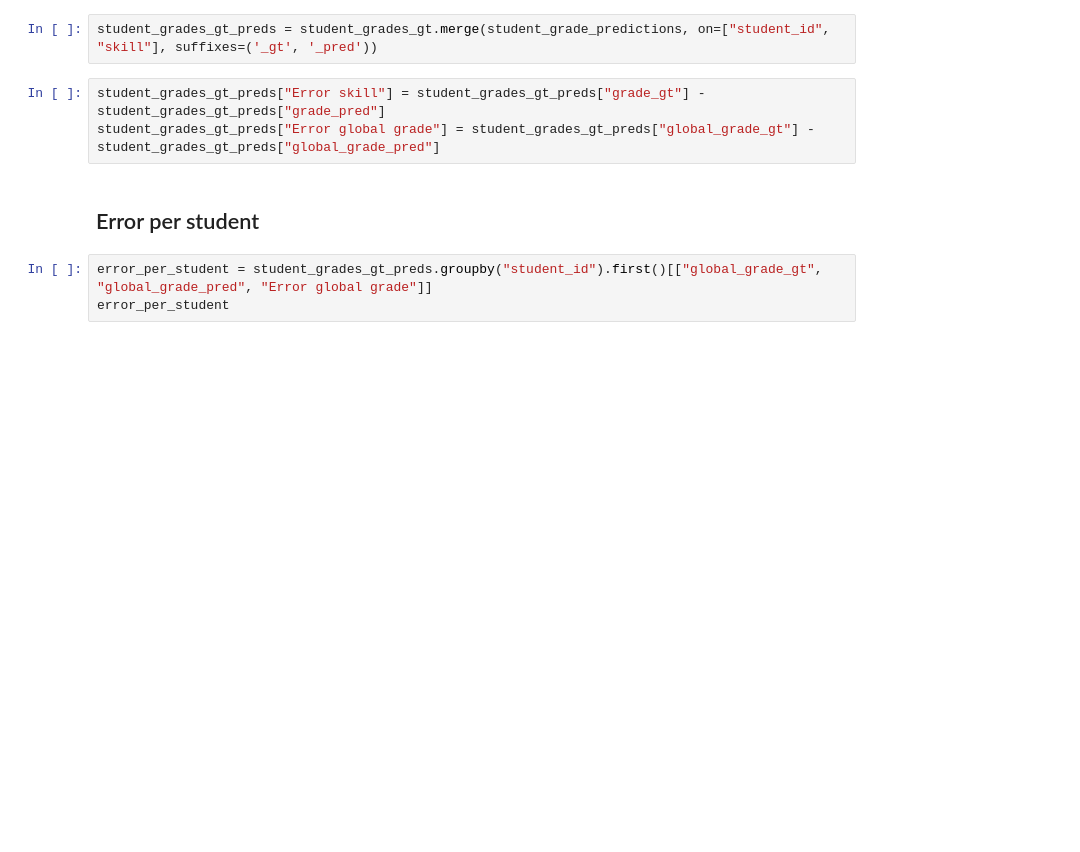
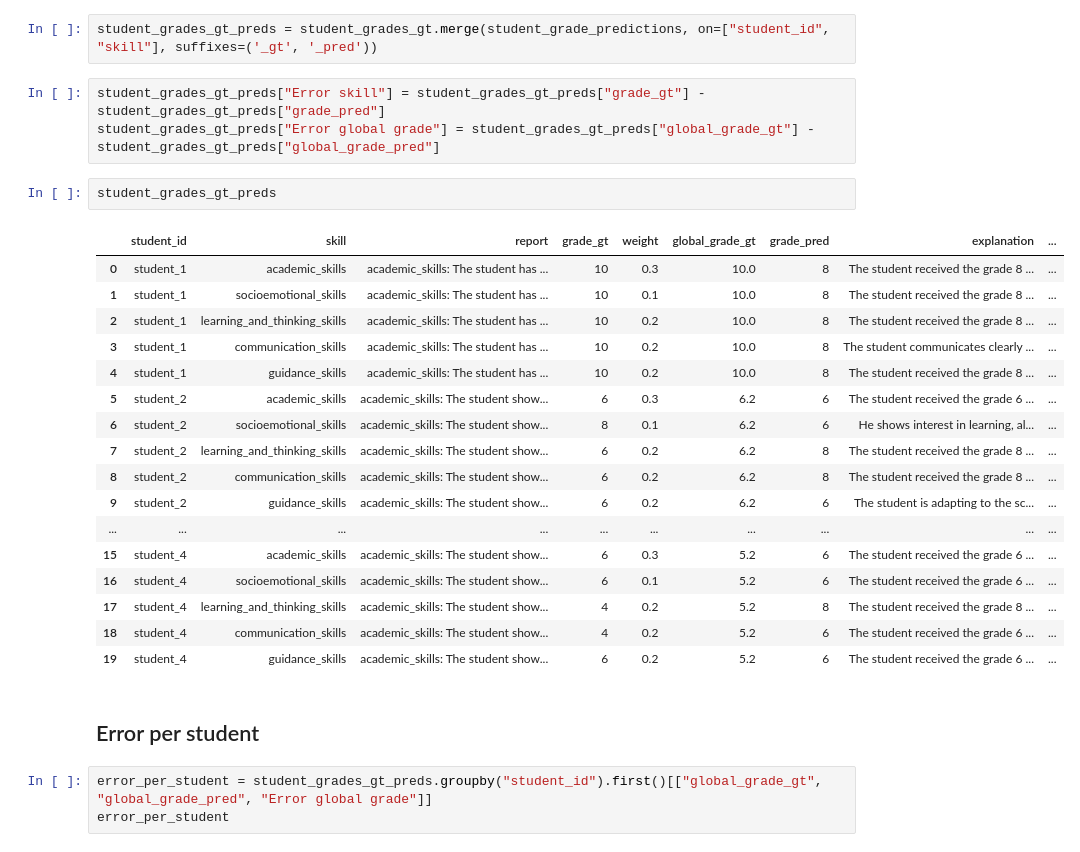
Before and after one commit to albadiegovelarde/student_marks, a Jupyter notebook: notebooks/metrics.ipynb, the cells around one changed output. Saved outputs shown, nothing was run; the diff lists cells and outputs as text; blank space fills up the shorter version.

```diff
--- a/notebooks/metrics.ipynb
+++ b/notebooks/metrics.ipynb
@@ -20,6 +20,26 @@ student_grades_gt_preds = student_grades_gt.merge(student_grade_predictions, on=
 # %%
 student_grades_gt_preds["Error skill"] = student_grades_gt_preds["grade_gt"] - student_grades_gt_preds["grade_pred"]
 student_grades_gt_preds["Error global grade"] = student_grades_gt_preds["global_grade_gt"] - student_grades_gt_preds["global_grade_pred"]
+# %%
+student_grades_gt_preds
+# %% [output]
+|  | student_id | skill | report | grade_gt | weight | global_grade_gt | grade_pred | explanation | ... |
+| 0 | student_1 | academic_skills | academic_skills: The student has ... | 10 | 0.3 | 10.0 | 8 | The student received the grade 8 ... | ... |
+| 1 | student_1 | socioemotional_skills | academic_skills: The student has ... | 10 | 0.1 | 10.0 | 8 | The student received the grade 8 ... | ... |
+| 2 | student_1 | learning_and_thinking_skills | academic_skills: The student has ... | 10 | 0.2 | 10.0 | 8 | The student received the grade 8 ... | ... |
+| 3 | student_1 | communication_skills | academic_skills: The student has ... | 10 | 0.2 | 10.0 | 8 | The student communicates clearly ... | ... |
+| 4 | student_1 | guidance_skills | academic_skills: The student has ... | 10 | 0.2 | 10.0 | 8 | The student received the grade 8 ... | ... |
+| 5 | student_2 | academic_skills | academic_skills: The student show... | 6 | 0.3 | 6.2 | 6 | The student received the grade 6 ... | ... |
+| 6 | student_2 | socioemotional_skills | academic_skills: The student show... | 8 | 0.1 | 6.2 | 6 | He shows interest in learning, al... | ... |
+| 7 | student_2 | learning_and_thinking_skills | academic_skills: The student show... | 6 | 0.2 | 6.2 | 8 | The student received the grade 8 ... | ... |
+| 8 | student_2 | communication_skills | academic_skills: The student show... | 6 | 0.2 | 6.2 | 8 | The student received the grade 8 ... | ... |
+| 9 | student_2 | guidance_skills | academic_skills: The student show... | 6 | 0.2 | 6.2 | 6 | The student is adapting to the sc... | ... |
+| ... | ... | ... | ... | ... | ... | ... | ... | ... | ... |
+| 15 | student_4 | academic_skills | academic_skills: The student show... | 6 | 0.3 | 5.2 | 6 | The student received the grade 6 ... | ... |
+| 16 | student_4 | socioemotional_skills | academic_skills: The student show... | 6 | 0.1 | 5.2 | 6 | The student received the grade 6 ... | ... |
+| 17 | student_4 | learning_and_thinking_skills | academic_skills: The student show... | 4 | 0.2 | 5.2 | 8 | The student received the grade 8 ... | ... |
+| 18 | student_4 | communication_skills | academic_skills: The student show... | 4 | 0.2 | 5.2 | 6 | The student received the grade 6 ... | ... |
+| 19 | student_4 | guidance_skills | academic_skills: The student show... | 6 | 0.2 | 5.2 | 6 | The student received the grade 6 ... | ... |
 # %% [markdown]
 ## Error per student
 # %%
```
Also changed, not shown: parts of 3 cells of this notebook, 1 other file.
